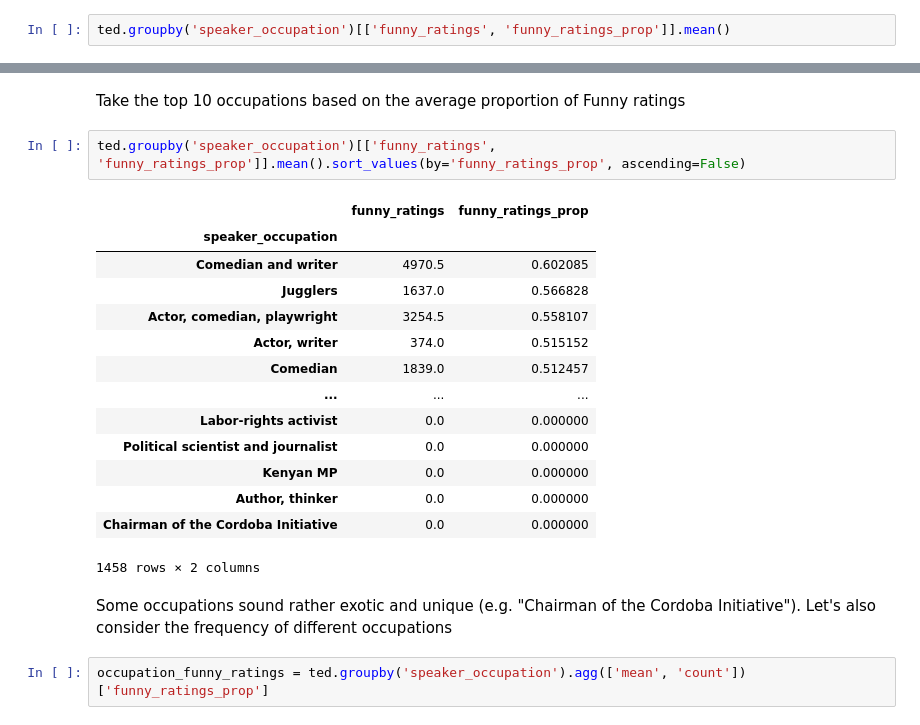
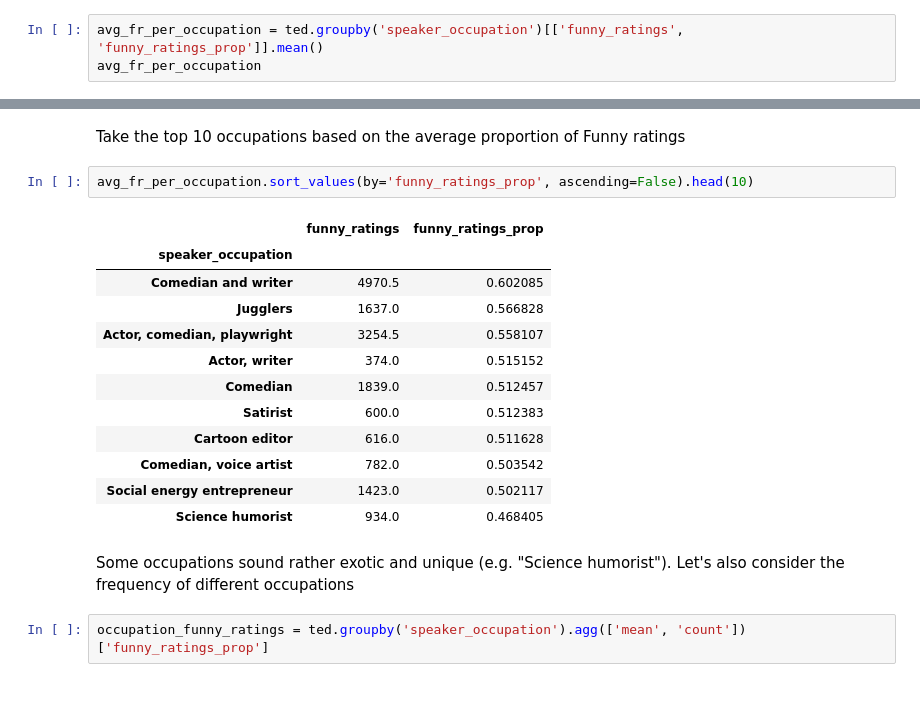
Before and after one commit to programiranje3/pandas2020, a Jupyter notebook: TED_Talks_Pandas_P3_tutorial.ipynb, the cells around one changed output, grey strips where cells are left out. Cells and saved outputs as stored; diff of their text form; blank space fills up the shorter version.

```diff
--- a/TED_Talks_Pandas_P3_tutorial.ipynb
+++ b/TED_Talks_Pandas_P3_tutorial.ipynb
@@ -870,7 +854,8 @@ ted.loc[:, ['funny_ratings', 'funny_ratings_prop']].sort_values(by='funny_rating
 # %% [markdown]
 Next, do the grouping based on the speaker_occupation and compute, for each group (i.e., each occupation), average counts and proportions of Funny ratings
 # %%
-ted.groupby('speaker_occupation')[['funny_ratings', 'funny_ratings_prop']].mean()
+avg_fr_per_occupation = ted.groupby('speaker_occupation')[['funny_ratings', 'funny_ratings_prop']].mean()
+avg_fr_per_occupation
 # %% [output]
 |  | funny_ratings | funny_ratings_prop |
 | speaker_occupation |  |  |
@@ -889,24 +874,22 @@ ted.groupby('speaker_occupation')[['funny_ratings', 'funny_ratings_prop']].mean(
 # %% [markdown]
 Take the top 10 occupations based on the average proportion of Funny ratings
 # %%
-ted.groupby('speaker_occupation')[['funny_ratings', 'funny_ratings_prop']].mean().sort_values(by='funny_ratings_prop', ascending=False)
+avg_fr_per_occupation.sort_values(by='funny_ratings_prop', ascending=False).head(10)
 # %% [output]
 |  | funny_ratings | funny_ratings_prop |
 | speaker_occupation |  |  |
 | Comedian and writer | 4970.5 | 0.602085 |
 | Jugglers | 1637.0 | 0.566828 |
 | Actor, comedian, playwright | 3254.5 | 0.558107 |
 | Actor, writer | 374.0 | 0.515152 |
 | Comedian | 1839.0 | 0.512457 |
-| ... | ... | ... |
-| Labor-rights activist | 0.0 | 0.000000 |
-| Political scientist and journalist | 0.0 | 0.000000 |
-| Kenyan MP | 0.0 | 0.000000 |
-| Author, thinker | 0.0 | 0.000000 |
-| Chairman of the Cordoba Initiative | 0.0 | 0.000000 |
+| Satirist | 600.0 | 0.512383 |
+| Cartoon editor | 616.0 | 0.511628 |
+| Comedian, voice artist | 782.0 | 0.503542 |
+| Social energy entrepreneur | 1423.0 | 0.502117 |
+| Science humorist | 934.0 | 0.468405 |
-1458 rows × 2 columns
 # %% [markdown]
-Some occupations sound rather exotic and unique (e.g. "Chairman of the Cordoba Initiative"). Let's also consider the frequency of different occupations
+Some occupations sound rather exotic and unique (e.g. "Science humorist"). Let's also consider the frequency of different occupations
 # %%
 occupation_funny_ratings = ted.groupby('speaker_occupation').agg(['mean', 'count'])['funny_ratings_prop']
 # %%
```
Also changed, not shown: parts of 71 cells of this notebook, 1 other file.
